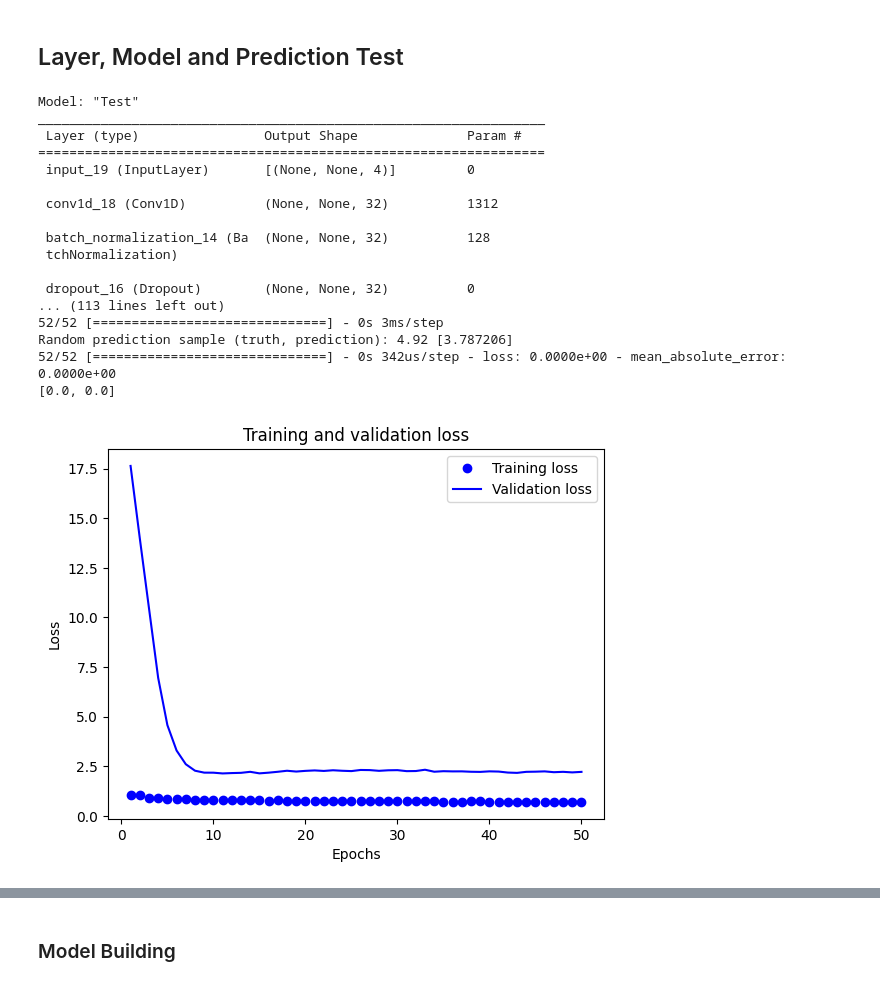
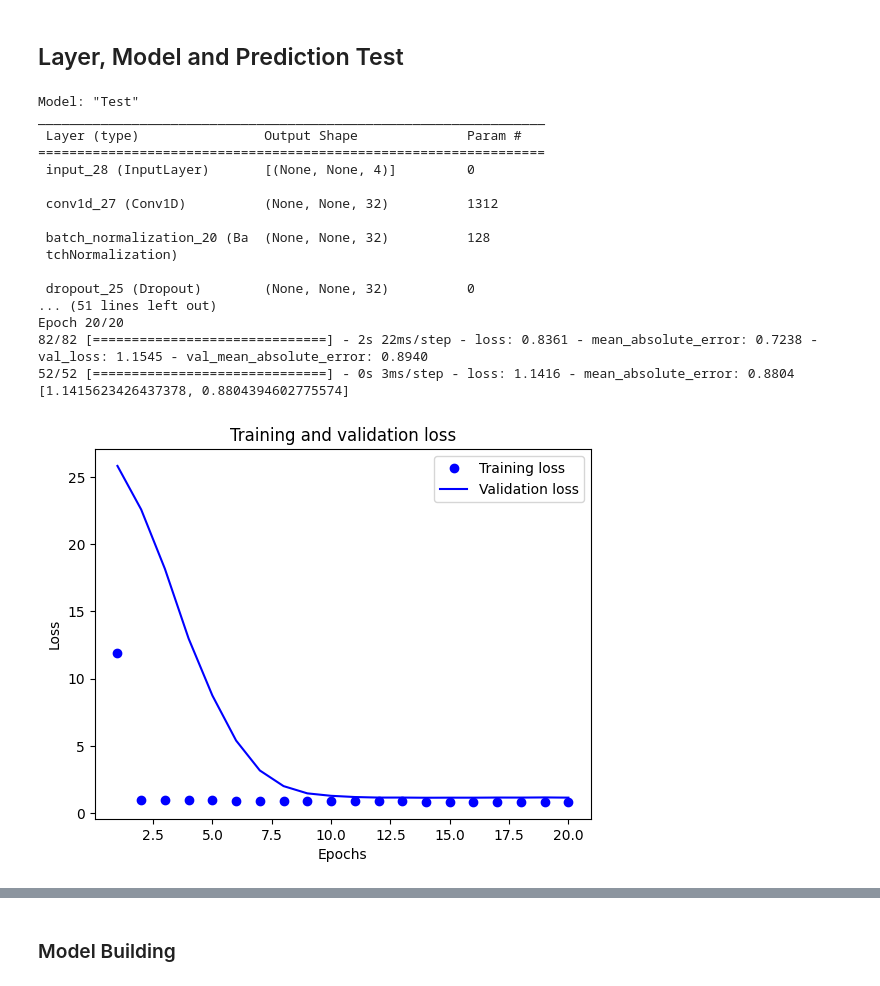
Before and after one commit to bleuchien/PTR-augur, a Jupyter notebook: notebooks/neuralnet2.ipynb, the cells around one changed output, grey strips where cells are left out. Saved outputs shown, nothing was run; the diff lists cells and outputs as text; code cells hidden in the pictures.

```diff
--- a/notebooks/neuralnet2.ipynb
+++ b/notebooks/neuralnet2.ipynb
@@ -266,7 +266,7 @@ conv1 = layers.Conv1D(
 )(inputs)
 norm1 = layers.BatchNormalization()(conv1)
 drop1 = layers.Dropout(
-    rate=0.25
+    rate=0.1
 )(norm1)
 # pool1 = layers.MaxPooling1D(
 #     pool_size=4,
@@ -274,45 +274,46 @@ drop1 = layers.Dropout(
 # )(drop1)
 pool1 = layers.GlobalMaxPool1D()(drop1)
 # flat = layers.Flatten()(drop1)
-dense = layers.Dense(32, activation='relu')(pool1)
+dense = layers.Dense(16, activation='relu')(pool1)
 outputs = layers.Dense(1)(dense)
 model = keras.Model(inputs=inputs, outputs=outputs, name='Test')
+
 model.summary()
 
 model.compile(
     loss=keras.losses.MeanSquaredError(),
     optimizer=keras.optimizers.Adam(),
     metrics=[keras.metrics.MeanAbsoluteError()],
 )
 
 history = model.fit(
     X_train_dataset,
     epochs=20,
     validation_data=X_val_dataset
 )
 
 print(model.evaluate(X_test, y_test))
 
 plot_loss(history)
 # %% [output]
 Model: "Test"
 _________________________________________________________________
  Layer (type)                Output Shape              Param #
 =================================================================
- input_19 (InputLayer)       [(None, None, 4)]         0
+ input_28 (InputLayer)       [(None, None, 4)]         0
 
- conv1d_18 (Conv1D)          (None, None, 32)          1312
+ conv1d_27 (Conv1D)          (None, None, 32)          1312
 
- batch_normalization_14 (Ba  (None, None, 32)          128
+ batch_normalization_20 (Ba  (None, None, 32)          128
  tchNormalization)
 
- dropout_16 (Dropout)        (None, None, 32)          0
-... (113 lines left out)
-52/52 [==============================] - 0s 3ms/step
-Random prediction sample (truth, prediction): 4.92 [3.787206]
-52/52 [==============================] - 0s 342us/step - loss: 0.0000e+00 - mean_absolute_error: 0.0000e+00
-[0.0, 0.0]
+ dropout_25 (Dropout)        (None, None, 32)          0
+... (51 lines left out)
+Epoch 20/20
+82/82 [==============================] - 2s 22ms/step - loss: 0.8361 - mean_absolute_error: 0.7238 - val_loss: 1.1545 - val_mean_absolute_error: 0.8940
+52/52 [==============================] - 0s 3ms/step - loss: 1.1416 - mean_absolute_error: 0.8804
+[1.1415623426437378, 0.8804394602775574]
-[figure, old version]
+[figure, new version]
 # %%
 inputs = layers.Input(shape=(None, 4))
 conv1 = layers.Conv1D(
```
Also changed, not shown: parts of 1 cell of this notebook.
